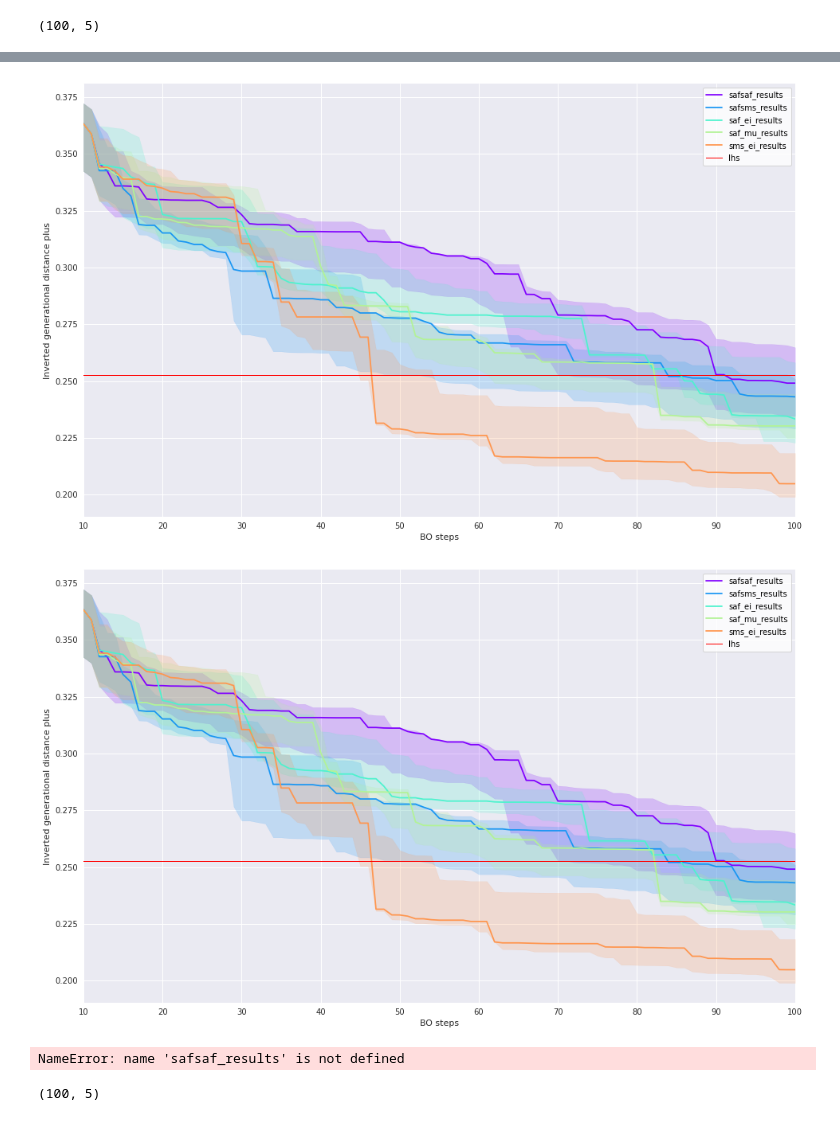
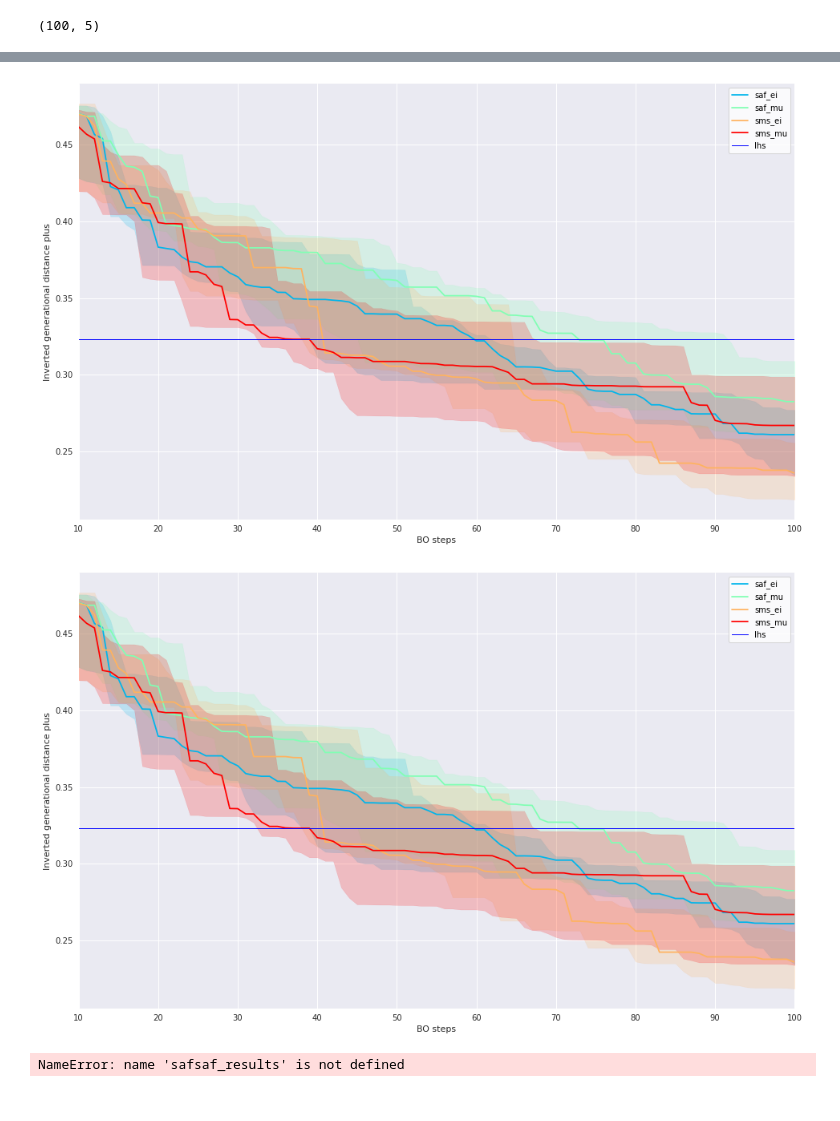
Before and after one commit to FinleyGibson/SAF_EMO, a Jupyter notebook: experiments/wfg6_5obj_12d_revised_scaled_setref/analysis.ipynb, the cells around one changed output, grey strips where cells are left out. Saved outputs shown, nothing was run; the diff lists cells and outputs as text; code cells hidden in the pictures.

```diff
--- a/experiments/wfg6_5obj_12d_revised_scaled_setref/analysis.ipynb
+++ b/experiments/wfg6_5obj_12d_revised_scaled_setref/analysis.ipynb
@@ -65,3 +72,16 @@ for n in range(N):
+# %%
+def scatter_nsphere(n_points, n_dims, weighting=None):
+    """scatter n_points onto unit n-spere with n_dims dimensions"""
+    if weighting is None:
+        weighting = np.ones(n_dims)
+    else:
+        weighting = np.array(weighting)
+    points = np.random.randn(n_points,n_dims)*weighting
+    d = (points**2).sum(axis=1)**0.5
+    norm_points = (points.T/d.T).T
+    return np.abs(norm_points)
+# %%
+y = scatter_nsphere(500, 5, np.arange(1,n_dim+1)*2)
 # %%
 print(n_obj)
 print(n_dim)
@@ -87,4 +112,6 @@ lhs_y = np.array([test_function(z) for z in lhs_x]).squeeze(1)
 lhslhs_results = {"y": lhs_y,
                  "x": lhs_x}
 
-ref = lhs_y.max(axis=0)
+# ref = lhs_y.max(axis=0)
+ref = np.ones(n_obj)*1.2
+ref
@@ -96,6 +125,6 @@ np.shape(lhslhs_results["y"])
 # %% [output]
 (100, 5)
 # %%
-lhslhs_results["n_initial"] = safsms_results['n_initial'][0]
+lhslhs_results["n_initial"] = saf_ei_results['n_initial'][0]
 lhslhs_results["hypervolume"] = hv.calc(lhslhs_results["y"])
 lhslhs_results["igd"] = igdp.calc(lhslhs_results["y"])
@@ -151,27 +167,26 @@ ax_hv.legend()
 # %%
 with plt.style.context(PLOT_STYLE["plot_style"]):
     fig_hv = plt.figure(figsize=[16, 10])
     ax_hv = fig_hv.gca()
 
 cmap = PLOT_STYLE['plot_cmap']
 colors = cmap(np.linspace(0, 1, len(result_dirs)+1))
 
-plot_measure(safsms_results, measure="igd", axis=ax_hv, plot_individuals=False, label="safsaf_results", color=colors[0])
-plot_measure(saf_ei_results, measure="igd", axis=ax_hv, plot_individuals=False, label="safsms_results", color=colors[1])
-plot_measure(saf_mu_results, measure="igd", axis=ax_hv, plot_individuals=False, label="saf_ei_results", color=colors[2])
-plot_measure(sms_ei_results, measure="igd", axis=ax_hv, plot_individuals=False, label="saf_mu_results", color=colors[3])
-plot_measure(sms_mu_results, measure="igd", axis=ax_hv, plot_individuals=False, label="sms_ei_results", color=colors[4])
-ax_hv.axhline(lhslhs_results["igd"], linewidth=1, color="r", label="lhs")
+plot_measure(saf_ei_results, measure="igd", axis=ax_hv, plot_individuals=False, label="saf_ei", color=colors[1])
+plot_measure(saf_mu_results, measure="igd", axis=ax_hv, plot_individuals=False, label="saf_mu", color=colors[2])
+plot_measure(sms_ei_results, measure="igd", axis=ax_hv, plot_individuals=False, label="sms_ei", color=colors[3])
+plot_measure(sms_mu_results, measure="igd", axis=ax_hv, plot_individuals=False, label="sms_mu", color=colors[4])
+ax_hv.axhline(lhslhs_results["igd"], linewidth=1, color="b", label="lhs")
 # ax_hv.axhline(lhslhs_results["igd"][0], xmin=10, xmax=100, c=colors[7], label="lhs")
 
 ax_hv.set_xlim([10, 100])
 ax_hv.set_xlabel("BO steps")
 ax_hv.set_ylabel("Inverted generational distance plus")
 ax_hv.legend()
 fig_hv
 # %% [output]
-[figure, old version]
+[figure, new version]
-[figure, old version]
+[figure, new version]
 # %%
 print(np.sum([len(errors) for errors in safsaf_results["errors"]]), "\t",*[errors for errors in safsaf_results["errors"] if len(errors)>0])
 print(np.sum([len(errors) for errors in safsms_results["errors"]]), "\t",*[errors for errors in safsms_results["errors"] if len(errors)>0])
@@ -190,7 +205,3 @@ NameError: name 'safsaf_results' is not defined
 # np.save("./pkl_results/sms_ei_results.pkl", sms_ei_results)
 # np.save("./pkl_results/sms_mu_results.pkl", sms_mu_results)
 # np.save("./pkl_results/smssaf_results.pkl", smssaf_results)
-# %%
-lhslhs_results["y"].shape
-# %% [output]
-(100, 5)
```
Also changed, not shown: parts of 19 cells of this notebook, 1 other file.
